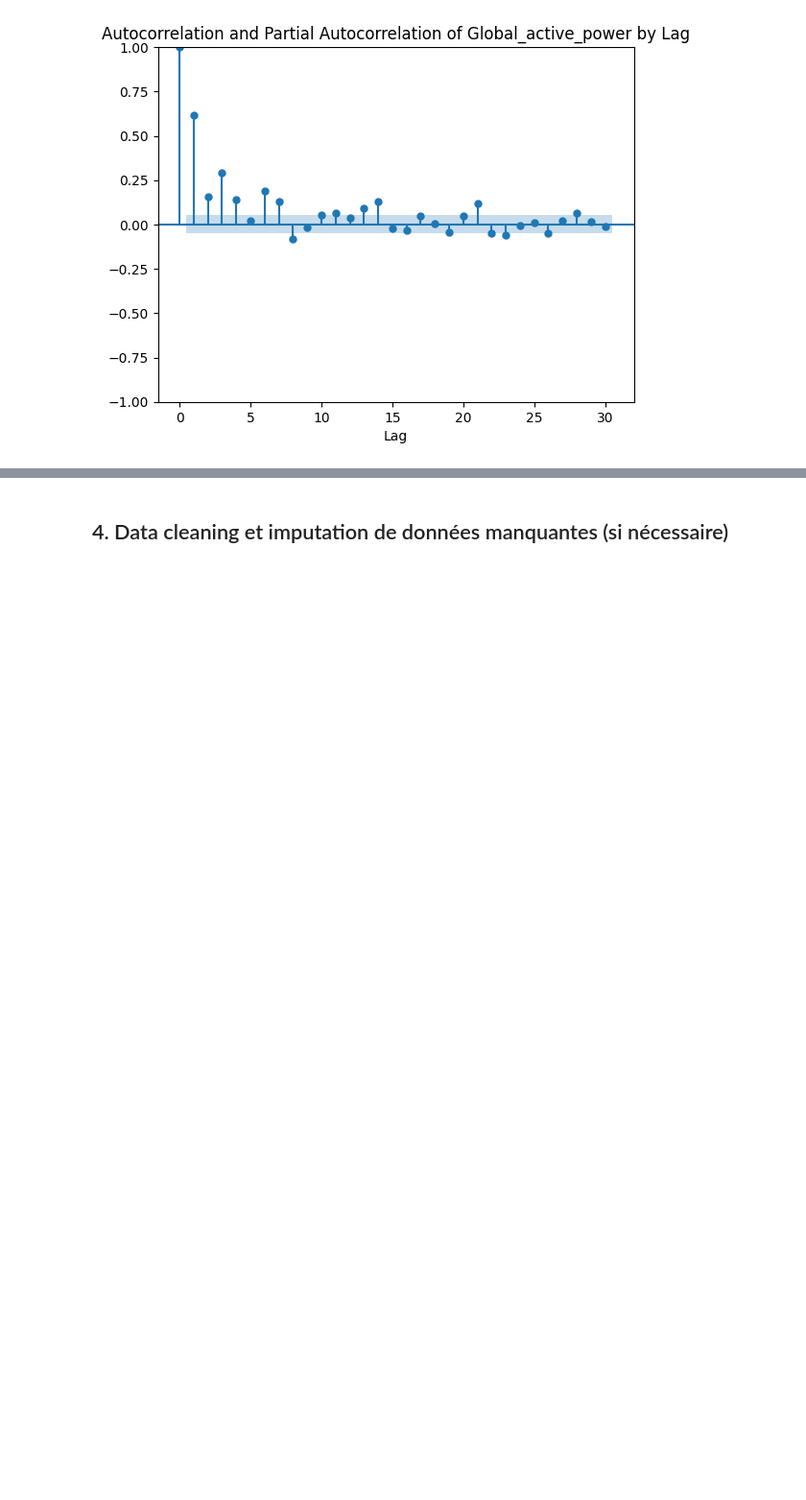
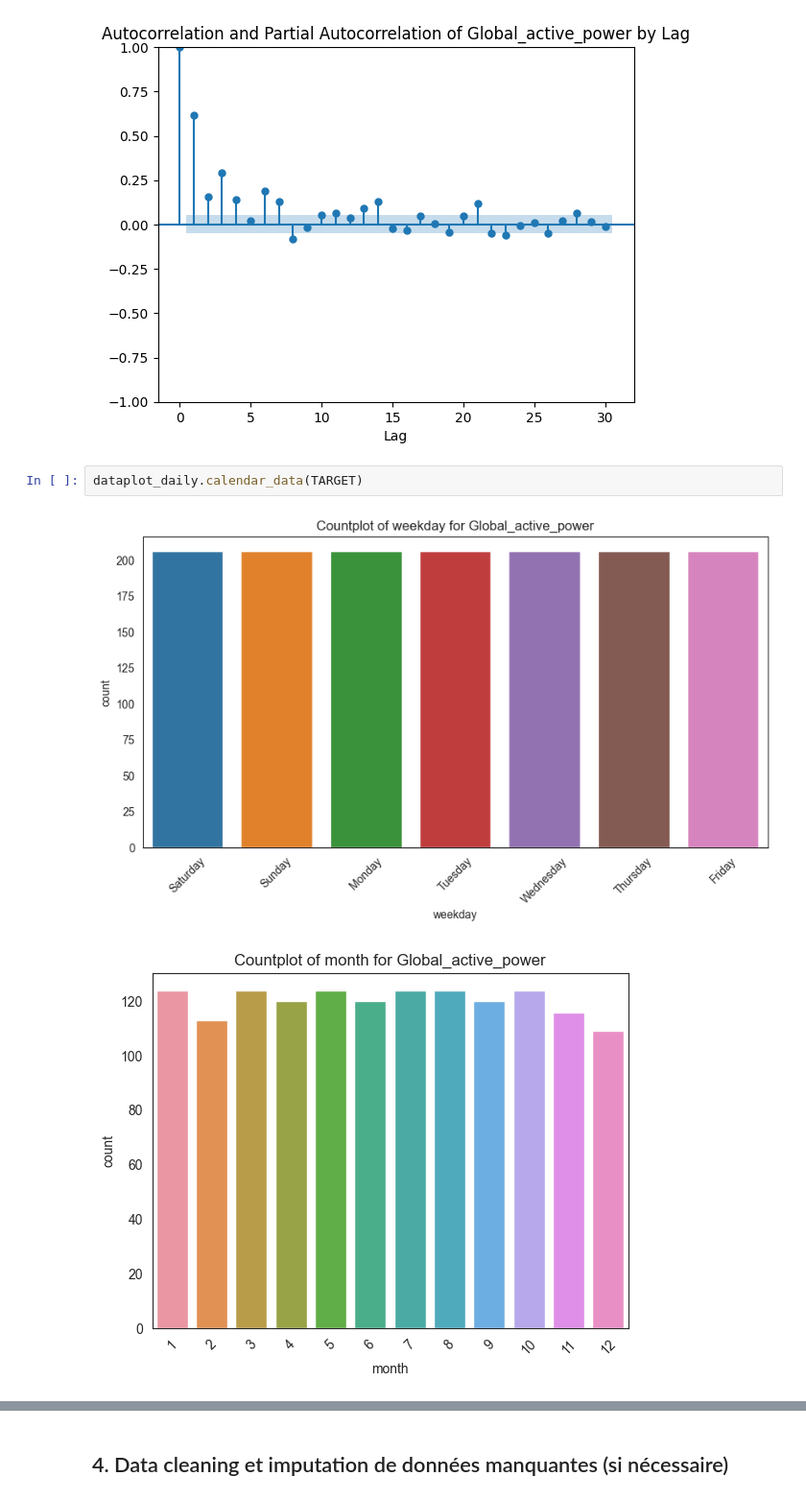
Before and after one commit to sarrabenyahia/ML-DL-time-series, a Jupyter notebook: src/notebook.ipynb, the cells around one changed output, grey strips where cells are left out. Shown at 96% size. Cells and saved outputs as stored; diff of their text form; blank space fills up the shorter version.

Commit message:
calendar

```diff
--- a/src/notebook.ipynb
+++ b/src/notebook.ipynb
@@ -175,3 +175,8 @@ dataplot_daily.plot_acf_pacf(TARGET)
 [figure]
 <Figure size 1500x500 with 0 Axes>
 [figure]
+# %%
+dataplot_daily.calendar_data(TARGET)
+# %% [output]
+[figure, added]
+[figure, added]
```
Also changed, not shown: parts of 3 cells of this notebook, 1 other file.
